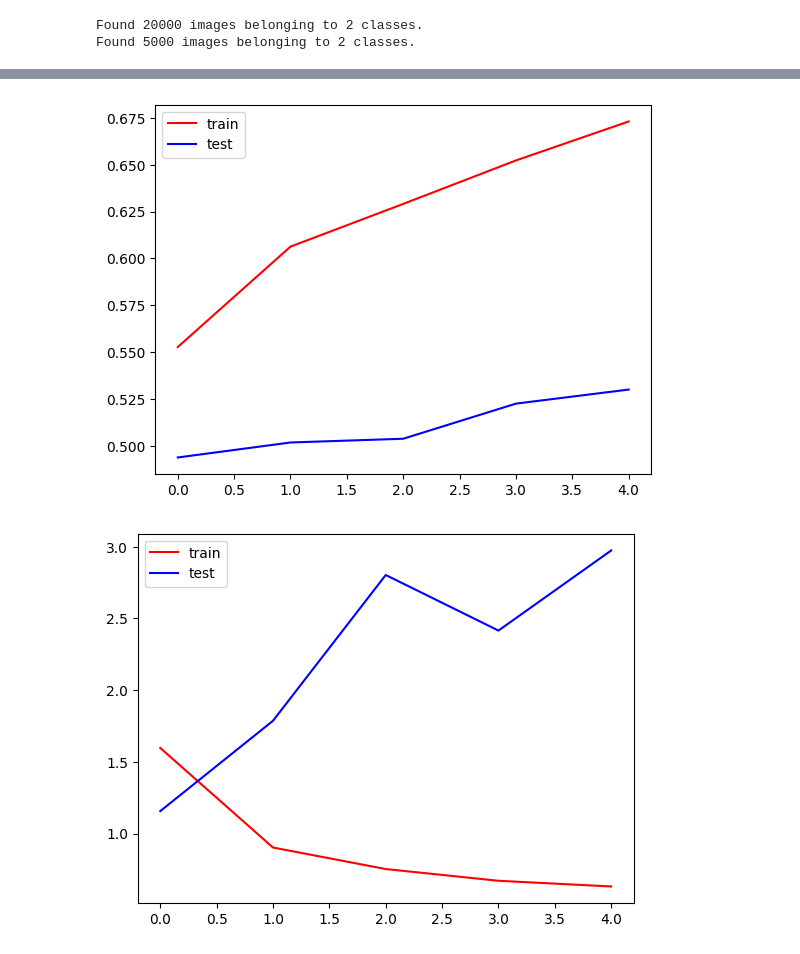
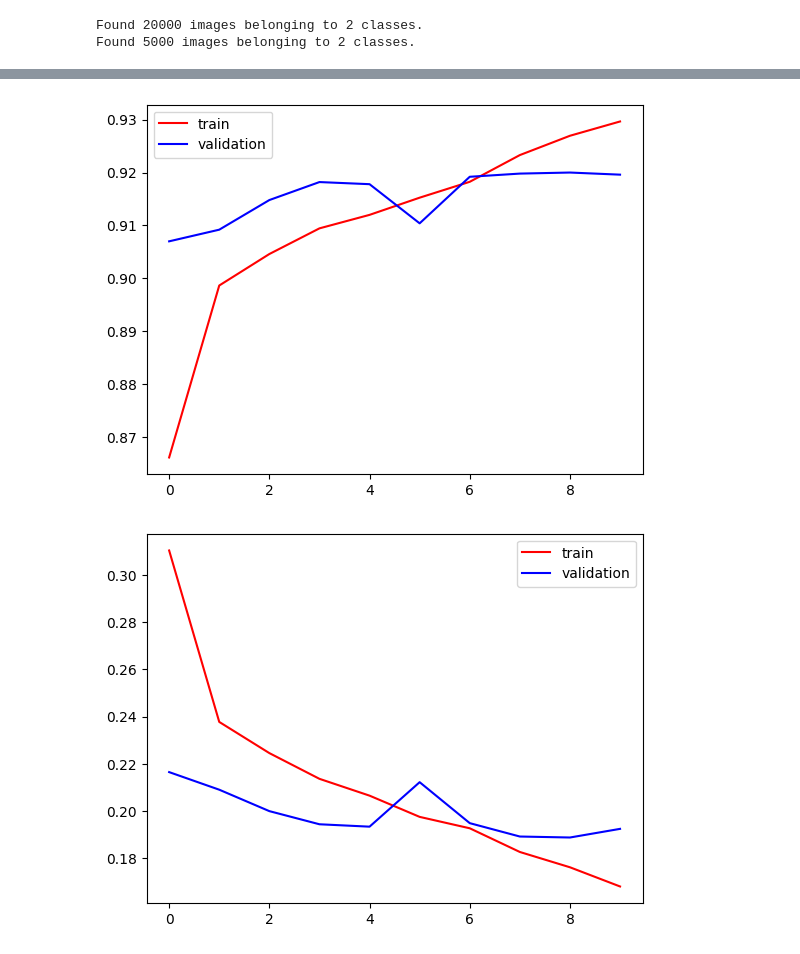
Before and after one commit to ankitashrivastav12/ML-MODELS, a Jupyter notebook: Program_3.ipynb, the cells around one changed output, grey strips where cells are left out. Drawn from its saved outputs; the diff is of its cells as text; code cells hidden in the pictures.

```diff
--- a/Program_3.ipynb
+++ b/Program_3.ipynb
@@ -46,0 +22,6 @@ test =test.map(process)
+# %%
+conv_base = VGG16(
+    weights='imagenet',
+    include_top = False,
+    input_shape=(150,150,3)
+)
@@ -46,0 +31,7 @@ test =test.map(process)
+# %%
+model = Sequential()
+
+model.add(conv_base)
+model.add(Flatten())
+model.add(Dense(256,activation='relu'))
+model.add(Dense(1,activation='sigmoid'))
@@ -54,25 +63,3 @@ val = test_datagen.flow_from_directory("/content/test", class_mode="binary", bat
 # %% [output]
 Found 20000 images belonging to 2 classes.
 Found 5000 images belonging to 2 classes.
-# %%
-model = Sequential()
-model.add(InputLayer(input_shape=(180, 180, 3)))
-model.add(Conv2D(32,kernel_size=(3,3),padding='valid',activation='relu',input_shape=(180, 180,3)))
-model.add(BatchNormalization())
-model.add(MaxPooling2D(pool_size=(2,2),strides=2,padding='valid'))
-
-model.add(Conv2D(64,kernel_size=(3,3),padding='valid',activation='relu'))
-model.add(BatchNormalization())
-model.add(MaxPooling2D(pool_size=(2,2),strides=2,padding='valid'))
-
-model.add(Conv2D(128,kernel_size=(3,3),padding='valid',activation='relu'))
-model.add(BatchNormalization())
-model.add(MaxPooling2D(pool_size=(2,2),strides=2,padding='valid'))
-
-model.add(Flatten())
-
-model.add(Dense(128,activation='relu'))
-model.add(Dropout(0.1))
-model.add(Dense(64,activation='relu'))
-model.add(Dropout(0.1))
-model.add(Dense(1,activation='sigmoid'))
@@ -99,5 +66,8 @@ _________________________________________________________________
 # %%
 model.compile(optimizer='adam',loss='binary_crossentropy',metrics=['accuracy'])
 # %%
-history=model.fit_generator(train,steps_per_epoch=20, epochs=5, validation_data=val,validation_steps=8)
+history = model.fit_generator(
+        train_generator,
+        epochs=10,
+        validation_data=validation_generator)
 # %% [output]
@@ -115,15 +95,15 @@ Epoch 5/5
 import matplotlib.pyplot as plt
 
 plt.plot(history.history['accuracy'],color='red',label='train')
-plt.plot(history.history['val_accuracy'],color='blue',label='test')
+plt.plot(history.history['val_accuracy'],color='blue',label='validation')
 plt.legend()
 plt.show()
 # %% [output]
-[figure, old version]
+[figure, new version]
 # %%
 plt.plot(history.history['loss'],color='red',label='train')
-plt.plot(history.history['val_loss'],color='blue',label='test')
+plt.plot(history.history['val_loss'],color='blue',label='validation')
 plt.legend()
 plt.show()
 # %% [output]
-[figure, old version]
+[figure, new version]
```
Also changed, not shown: parts of 13 cells of this notebook.
